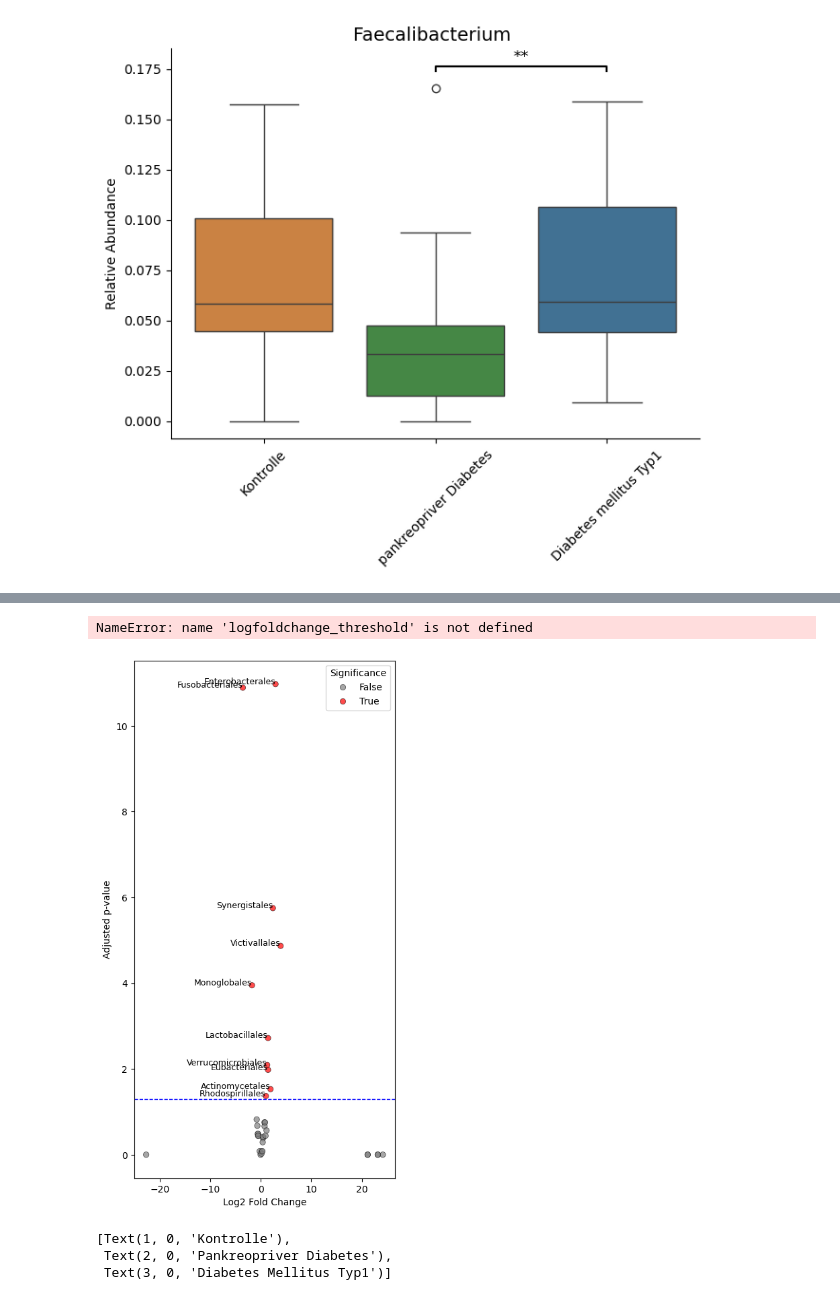
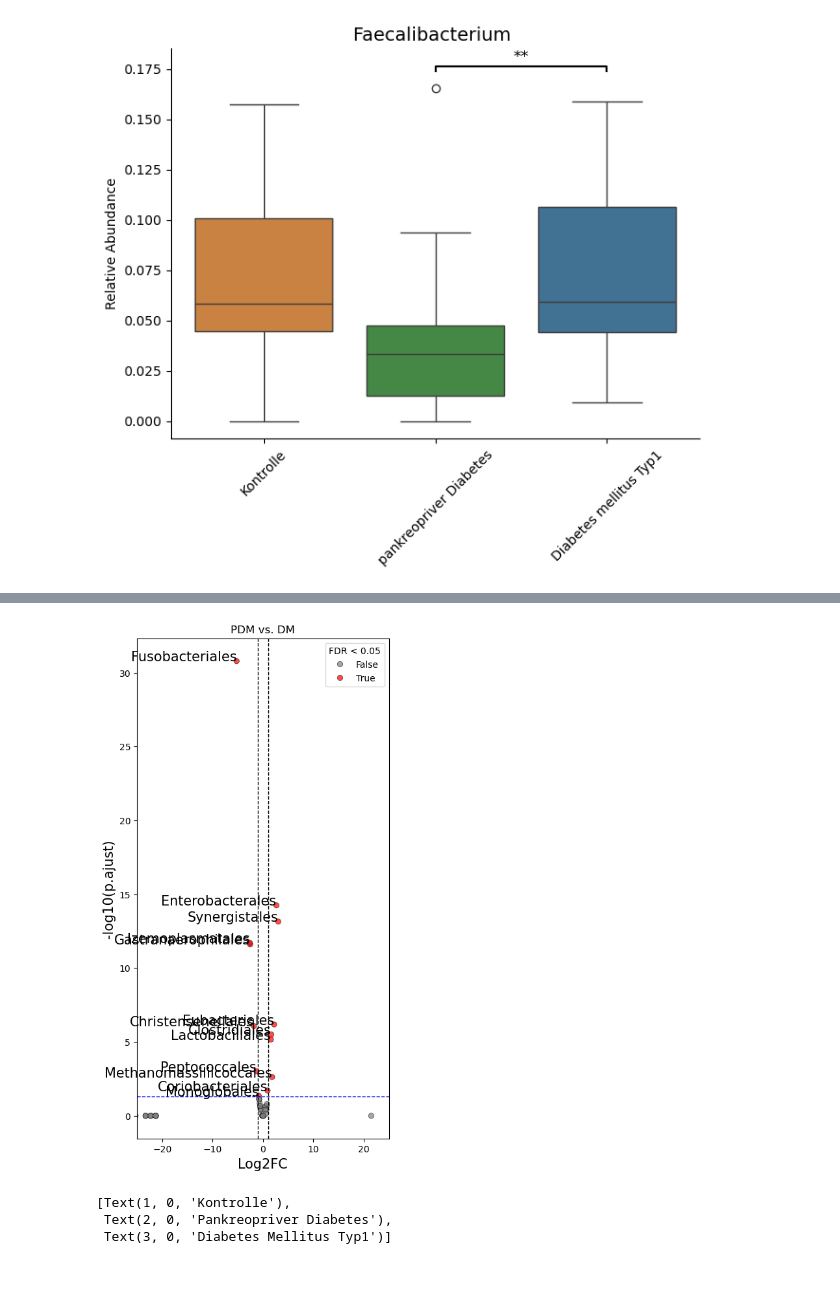
Before and after one commit to ErikaKvalem/Effenberger-Diabetes, a Jupyter notebook: 02-scripts/microbial_diffs_pdm_dm.ipynb, the cells around one changed output, grey strips where cells are left out. Saved outputs shown, nothing was run; the diff lists cells and outputs as text; code cells hidden in the pictures.

```diff
--- a/02-scripts/microbial_diffs_pdm_dm.ipynb
+++ b/02-scripts/microbial_diffs_pdm_dm.ipynb
@@ -317,10 +353,10 @@ microbial_data = microbial_data.loc[:, microbial_data.columns != ""]
 microbial_data["condition"] = df["condition"]
 
 # Filter for only "pankreopriver Diabetes" and "Kontrolle"
-df_filtered = microbial_data[microbial_data["condition"].isin(["pankreopriver Diabetes", "Kontrolle"])].copy()
+df_filtered = microbial_data[microbial_data["condition"].isin(["pankreopriver Diabetes", "Diabetes mellitus Typ1"])].copy()
 
 # Convert condition to binary (1 = PDM, 0 = Kontrolle)
-df_filtered["condition"] = df_filtered["condition"].map({"pankreopriver Diabetes": 1, "Kontrolle": 0})
+df_filtered["condition"] = df_filtered["condition"].map({"pankreopriver Diabetes": 1, "Diabetes mellitus Typ1": 0})
 
 # Prepare results storage
 results = []
@@ -348,38 +384,40 @@ results_df["Adjusted p-value"] = multipletests(results_df["p-value"], method="fd
 # Create a Volcano Plot to visualize differential abundance results
 
 # Define significance threshold
 significance_threshold = 0.05
 
 # Create a new column for significance labeling
 results_df["Significance"] = results_df["Adjusted p-value"] < significance_threshold
 
 # Create Volcano Plot
 plt.figure(figsize=(5,10))
 sns.scatterplot(
     x=results_df["Log2 Fold Change"],
     y=-np.log10(results_df["Adjusted p-value"]),
     hue=results_df["Significance"],
     palette={True: "red", False: "gray"},
     edgecolor="black",
     alpha=0.7
 )
 
 # Add labels for significant points
 for i, row in results_df.iterrows():
     if row["Significance"]:
-        plt.text(row["Log2 Fold Change"], -np.log10(row["Adjusted p-value"]), row["Taxon"], fontsize=9, ha='right')
+        plt.text(row["Log2 Fold Change"], -np.log10(row["Adjusted p-value"]), row["Taxon"], fontsize=15, ha='right')
 
+
+logfoldchange_threshold= 1
 # Labels and title
 plt.axhline(-np.log10(significance_threshold), linestyle="--", color="blue", linewidth=1)  # Threshold line
 plt.axvline(x=-logfoldchange_threshold, linestyle="--", color="black", linewidth=1)  # Log2FC negative threshold
 plt.axvline(x=logfoldchange_threshold, linestyle="--", color="black", linewidth=1)  # Log2FC positive threshold
-plt.xlabel("Log2 Fold Change")
-plt.ylabel("-log10(Adjusted p-value)")
-plt.title("Volcano Plot: Differential Abundance (PDM vs. Kontrolle)")
-plt.legend(title="Significant (FDR < 0.05)", loc="upper right")
-
+plt.xlabel("Log2FC",fontsize=15, )
+plt.ylabel("-log10(p.ajust)",fontsize=15, )
+plt.title("PDM vs. DM")
+plt.legend(title="FDR < 0.05", loc="upper right")
+plt.xlim(-25, 25)
+#plt.savefig("volcano_pdm_dn.svg")
 # Show plot
 plt.show()
 # %% [output]
-NameError: name 'logfoldchange_threshold' is not defined
-[figure, old version]
+[figure, new version]
```
Also changed, not shown: parts of 15 cells of this notebook, 1 other file.
